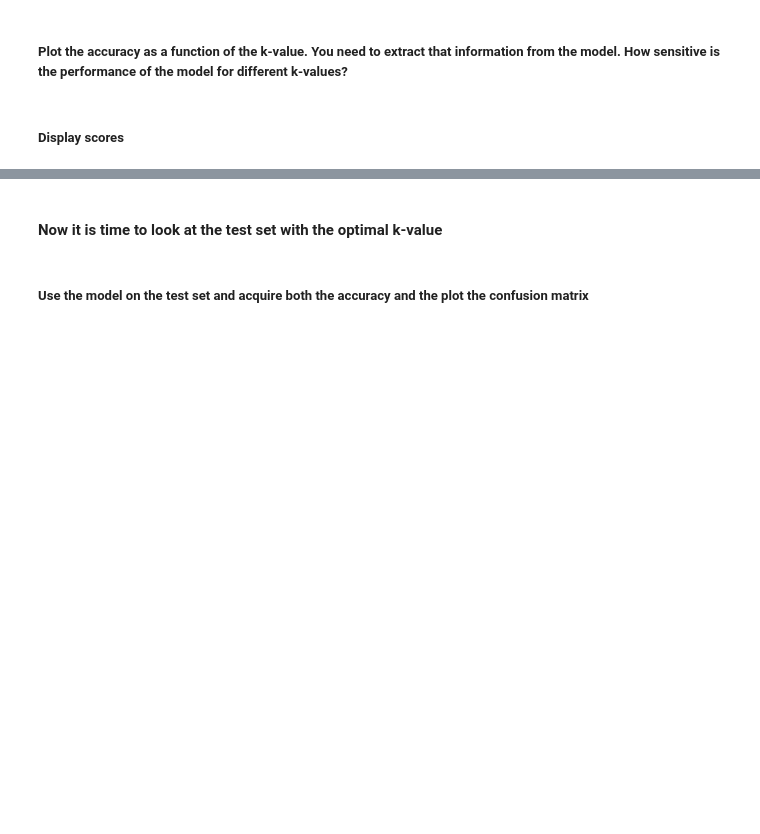
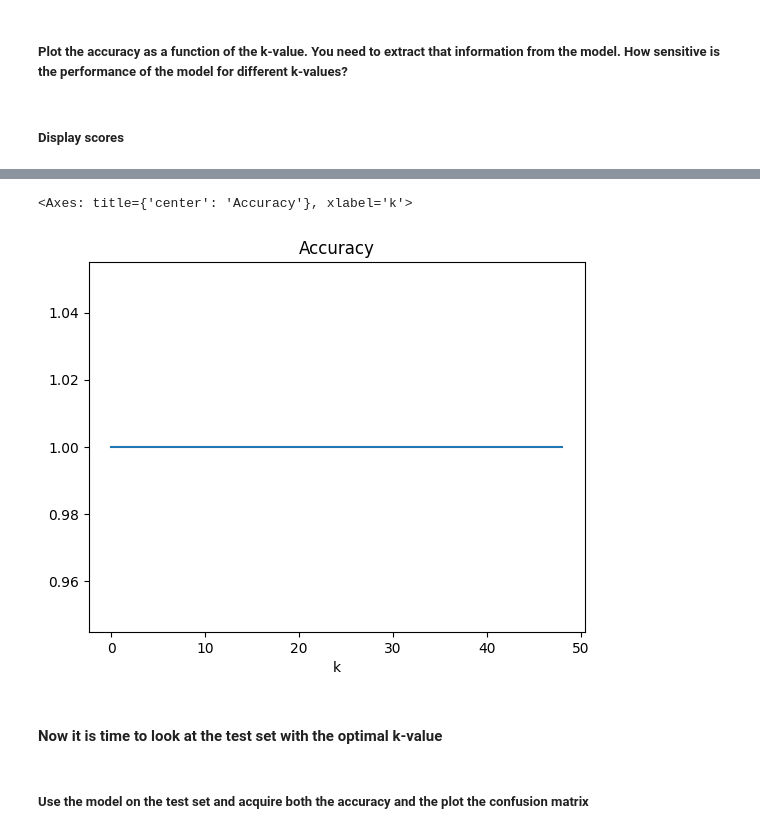
Before and after one commit to sathwikkannam/Machine-Learning-with-Data-Acquisition, a Jupyter notebook: Labs/Lab 2/knn.ipynb, the cells around one changed output, grey strips where cells are left out. Cells and saved outputs as stored; diff of their text form; code cells hidden in the pictures; blank space fills up the shorter version.

```diff
--- a/Labs/Lab 2/knn.ipynb
+++ b/Labs/Lab 2/knn.ipynb
@@ -88,23 +133,21 @@ folds = KFold(n_splits=10, random_state=100)
 # %% [markdown]
 ##### Make a choice of the range of k-values you will use. Motivate the choice.
 # %%
-param_grid = {
-    'n_neighbors': list(range(1, 50))
-}
+k_range = list(range(1, 50))
 # %% [markdown]
 ##### Split data
 # %%
-X_train, X_test, y_train, y_test = train_test_split(X, y, test_size=0.25, random_state=50)
+X_train, X_test, y_train, y_test = train_test_split(X, y, test_size=0.30, shuffle=True)
 # %% [markdown]
 ##### Train the model.
 # %%
 grid = GridSearchCV(estimator=knn,
-                    param_grid=param_grid,
+                    param_grid=dict(n_neighbors=k_range),
                     cv=folds,
                     scoring='accuracy',
                     return_train_score=False)
 # %%
-grid_search = grid.fit(X_train, y_train)
+grid_search = grid.fit(X=X_train, y=y_train)
 # %% [markdown]
 ##### What is the optimal k-value?
 # %%
@@ -128,5 +212,8 @@ mean_test_score.index.names = ['k']
 # %%
-mean_test_score.plot(title = 'Accuracy')
+mean_test_score.plot(title = 'Accuracy', xlabel='k')
+# %% [output]
+<Axes: title={'center': 'Accuracy'}, xlabel='k'>
+[figure, added]
 # %% [markdown]
 #### Now it is time to look at the test set with the optimal k-value
 # %% [markdown]
```
Also changed, not shown: parts of 19 cells of this notebook, 2 other files.
